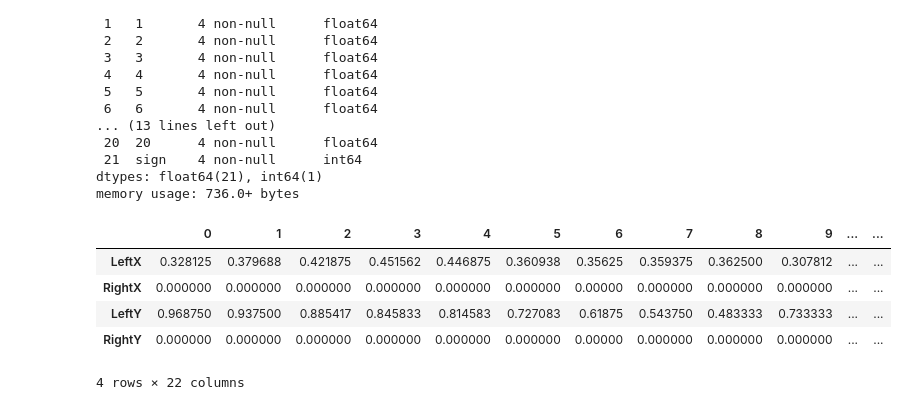
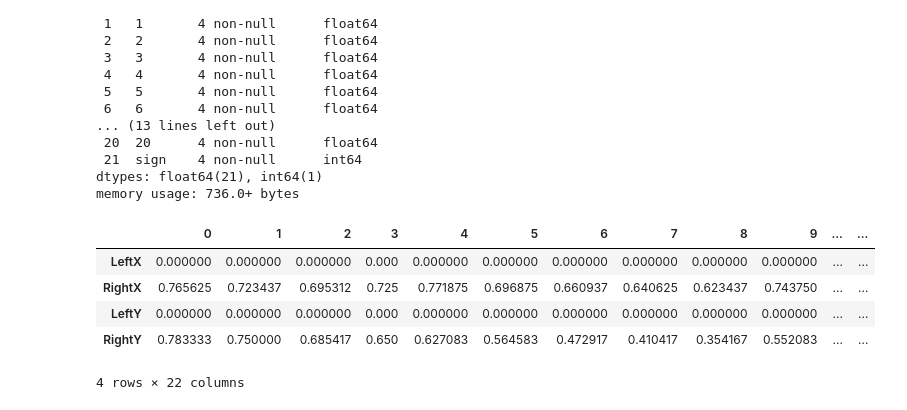
Before and after one commit to RicePandaaaa/PandaDesktop, a Jupyter notebook: model.ipynb, the cells around one changed output. Cells and saved outputs as stored; diff of their text form; code cells hidden in the pictures.

```diff
--- a/model.ipynb
+++ b/model.ipynb
@@ -57,13 +57,13 @@ Data columns (total 22 columns):
 dtypes: float64(21), int64(1)
 memory usage: 736.0+ bytes
 # %%
-dataframes[0]
+dataframes[-1]
 # %% [output]
 |  | 0 | 1 | 2 | 3 | 4 | 5 | 6 | 7 | 8 | 9 | ... | ... |
-| LeftX | 0.328125 | 0.379688 | 0.421875 | 0.451562 | 0.446875 | 0.360938 | 0.35625 | 0.359375 | 0.362500 | 0.307812 | ... | ... |
-| RightX | 0.000000 | 0.000000 | 0.000000 | 0.000000 | 0.000000 | 0.000000 | 0.00000 | 0.000000 | 0.000000 | 0.000000 | ... | ... |
-| LeftY | 0.968750 | 0.937500 | 0.885417 | 0.845833 | 0.814583 | 0.727083 | 0.61875 | 0.543750 | 0.483333 | 0.733333 | ... | ... |
-| RightY | 0.000000 | 0.000000 | 0.000000 | 0.000000 | 0.000000 | 0.000000 | 0.00000 | 0.000000 | 0.000000 | 0.000000 | ... | ... |
+| LeftX | 0.000000 | 0.000000 | 0.000000 | 0.000 | 0.000000 | 0.000000 | 0.000000 | 0.000000 | 0.000000 | 0.000000 | ... | ... |
+| RightX | 0.765625 | 0.723437 | 0.695312 | 0.725 | 0.771875 | 0.696875 | 0.660937 | 0.640625 | 0.623437 | 0.743750 | ... | ... |
+| LeftY | 0.000000 | 0.000000 | 0.000000 | 0.000 | 0.000000 | 0.000000 | 0.000000 | 0.000000 | 0.000000 | 0.000000 | ... | ... |
+| RightY | 0.783333 | 0.750000 | 0.685417 | 0.650 | 0.627083 | 0.564583 | 0.472917 | 0.410417 | 0.354167 | 0.552083 | ... | ... |
 4 rows × 22 columns
 # %%
 # Define empty lists to store features and labels
```
Also changed, not shown: parts of 7 cells of this notebook, 1 other file.
